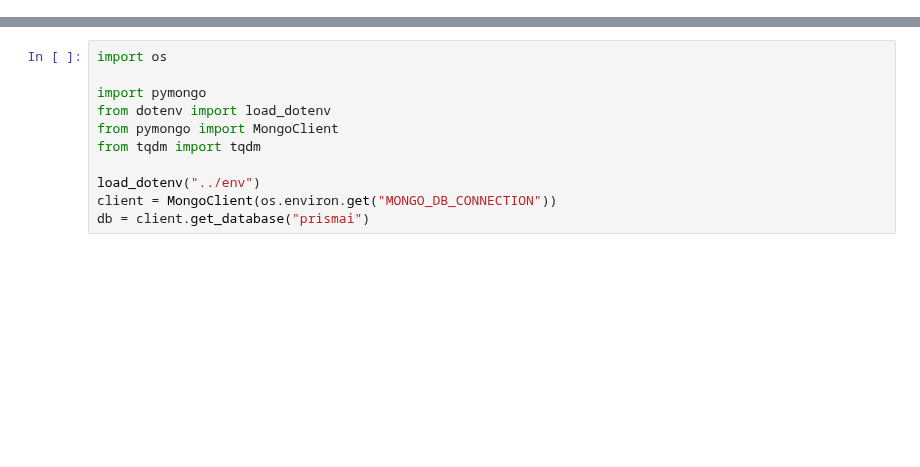
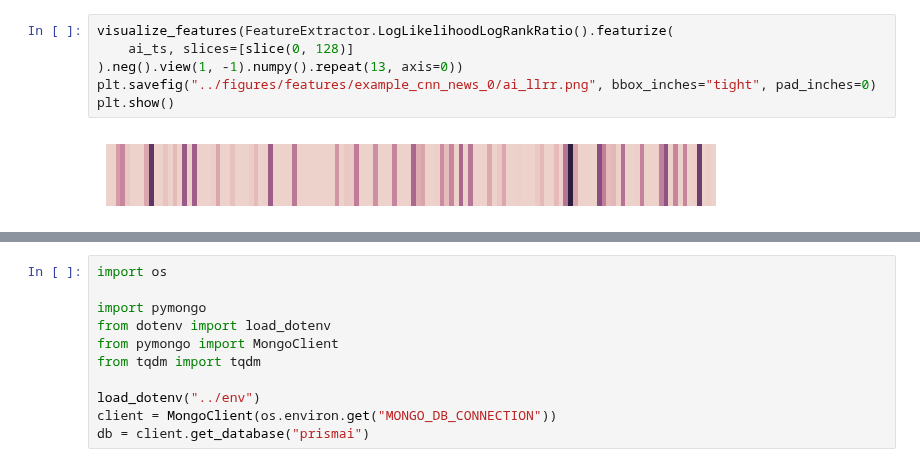
Before and after one commit to TheItCrOw/PrismAI, a Jupyter notebook: src/features.ipynb, the cells around one changed output, grey strips where cells are left out. Cells and saved outputs as stored; diff of their text form; blank space fills up the shorter version.

```diff
--- a/src/features.ipynb
+++ b/src/features.ipynb
@@ -0,0 +141,8 @@
+# %%
+visualize_features(FeatureExtractor.LogLikelihoodLogRankRatio().featurize(
+    ai_ts, slices=[slice(0, 128)]
+).neg().view(1, -1).numpy().repeat(13, axis=0))
+plt.savefig("../figures/features/example_cnn_news_0/ai_llrr.png", bbox_inches="tight", pad_inches=0)
+plt.show()
+# %% [output]
+[figure, added]
```
Also changed, not shown: parts of 38 cells of this notebook, 13 other files.
